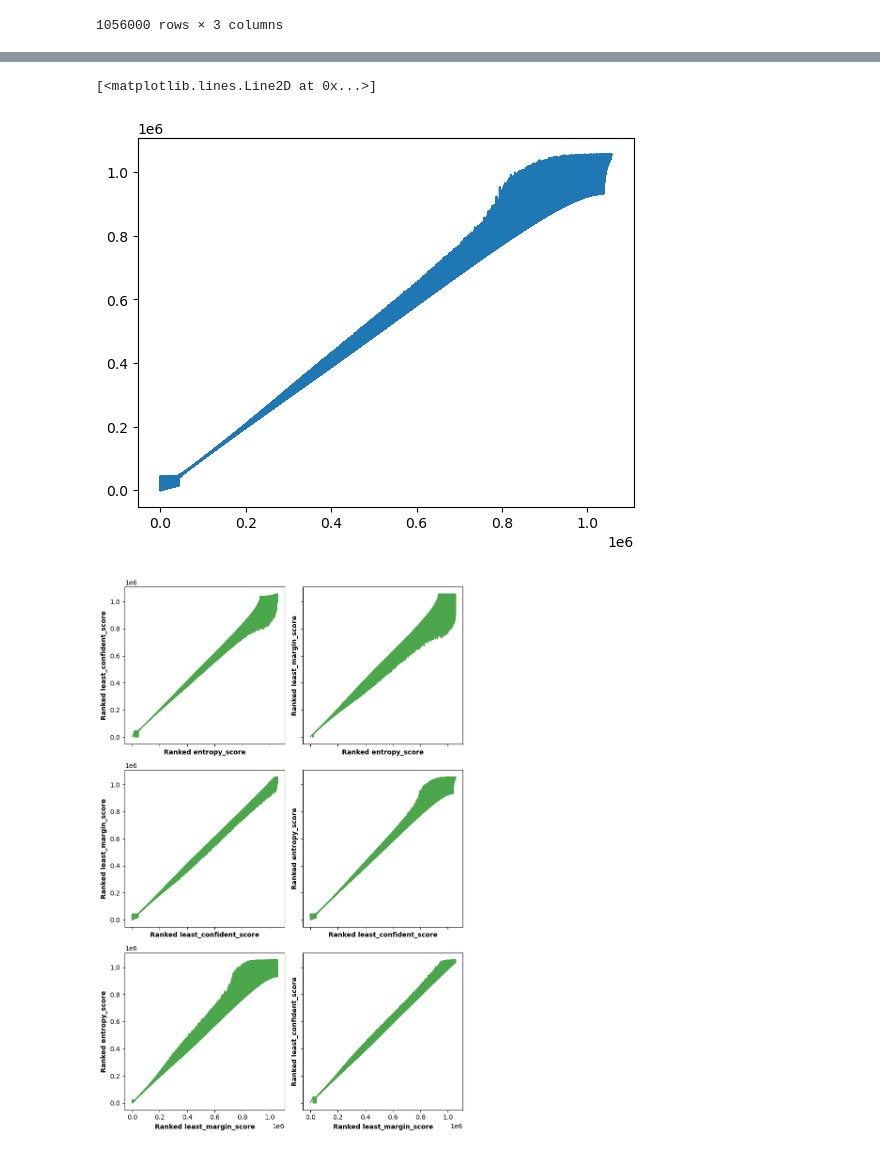
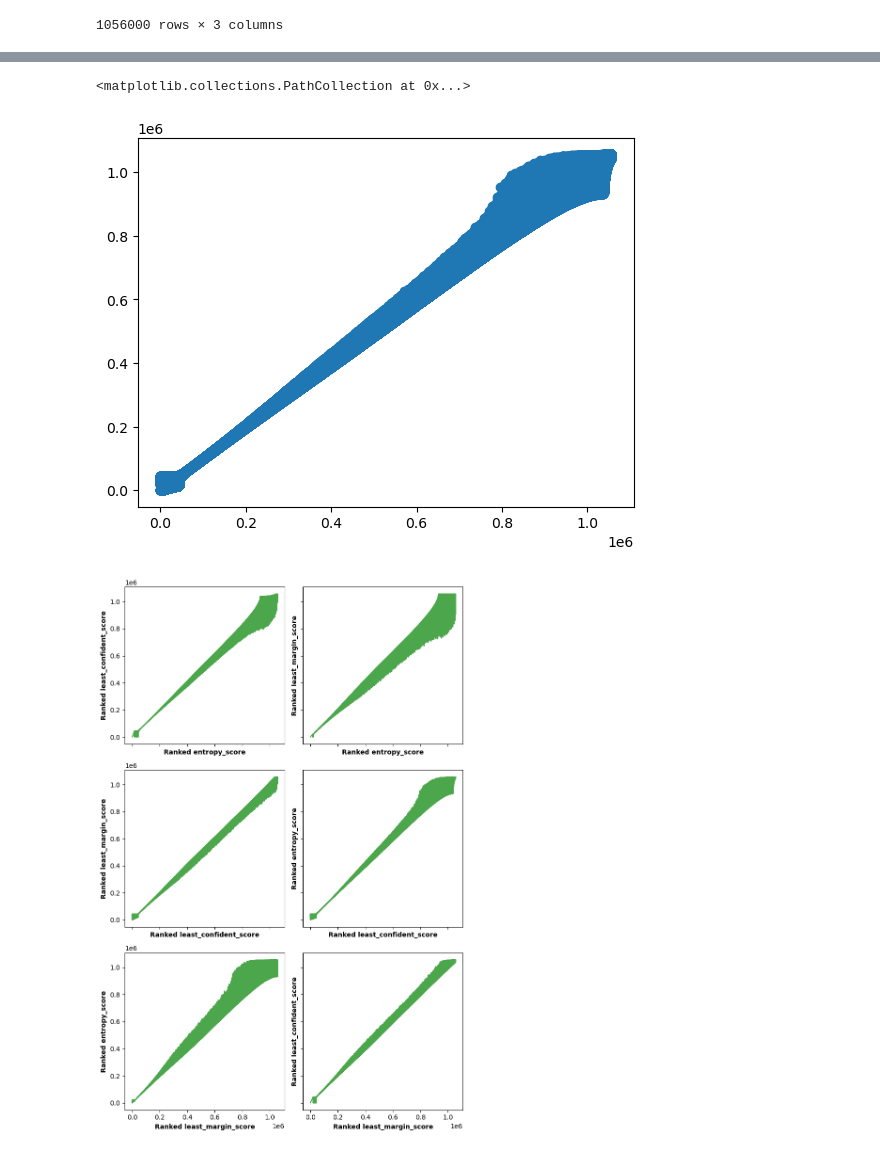
Before and after one commit to chandlerault/PIVOT, a Jupyter notebook: Dissimilarity_Scores.ipynb, the cells around one changed output, grey strips where cells are left out. Cells and saved outputs as stored; diff of their text form; code cells hidden in the pictures.

```diff
--- a/Dissimilarity_Scores.ipynb
+++ b/Dissimilarity_Scores.ipynb
@@ -186,7 +186,7 @@ df_ranks.astype(int).sort_values(by = 'entropy_score')
 %%time
 df_ranks = df[columns_to_compare].rank(method='first').astype(int)
 
-plt.plot(df_ranks.astype(int).sort_values(by = 'least_confident_score')['least_confident_score'],
+plt.scatter(df_ranks.astype(int).sort_values(by = 'least_confident_score')['least_confident_score'],
          df_ranks.astype(int).sort_values(by = 'least_confident_score')['entropy_score']
         )
 # %% [output]
@@ -195,2 +195,2 @@ Wall time: 992 ms
-[<matplotlib.lines.Line2D at 0x...>]
+<matplotlib.collections.PathCollection at 0x...>
-[figure, old version]
+[figure, new version]
```
Also changed, not shown: parts of 17 cells of this notebook.
